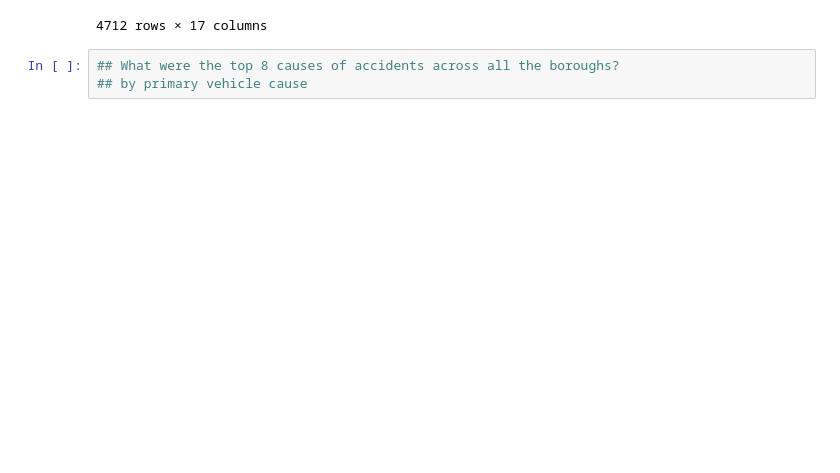
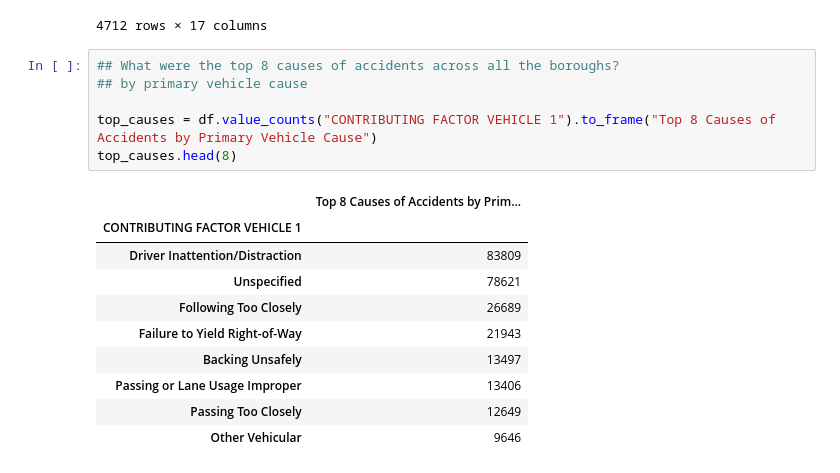
Before and after one commit to jtiburcio01/2024-Tiburcio-HW-wk07, a Jupyter notebook: hw-for-wk07-filter-subset-count-BLANK.ipynb, the cells around one changed output. Cells and saved outputs as stored; diff of their text form; blank space fills up the shorter version.

```diff
--- a/hw-for-wk07-filter-subset-count-BLANK.ipynb
+++ b/hw-for-wk07-filter-subset-count-BLANK.ipynb
@@ -211,6 +210,20 @@ df_taxi
 # %%
 ## What were the top 8 causes of accidents across all the boroughs?
 ## by primary vehicle cause
+
+top_causes = df.value_counts("CONTRIBUTING FACTOR VEHICLE 1").to_frame("Top 8 Causes of Accidents by Primary Vehicle Cause")
+top_causes.head(8)
+# %% [output]
+|  | Top 8 Causes of Accidents by Prim... |
+| CONTRIBUTING FACTOR VEHICLE 1 |  |
+| Driver Inattention/Distraction | 83809 |
+| Unspecified | 78621 |
+| Following Too Closely | 26689 |
+| Failure to Yield Right-of-Way | 21943 |
+| Backing Unsafely | 13497 |
+| Passing or Lane Usage Improper | 13406 |
+| Passing Too Closely | 12649 |
+| Other Vehicular | 9646 |
 # %%
 ## What were the top 8 causes of accidents across all the boroughs?
 ## by primary vehicle cause
```
Also changed, not shown: parts of 9 cells of this notebook.
